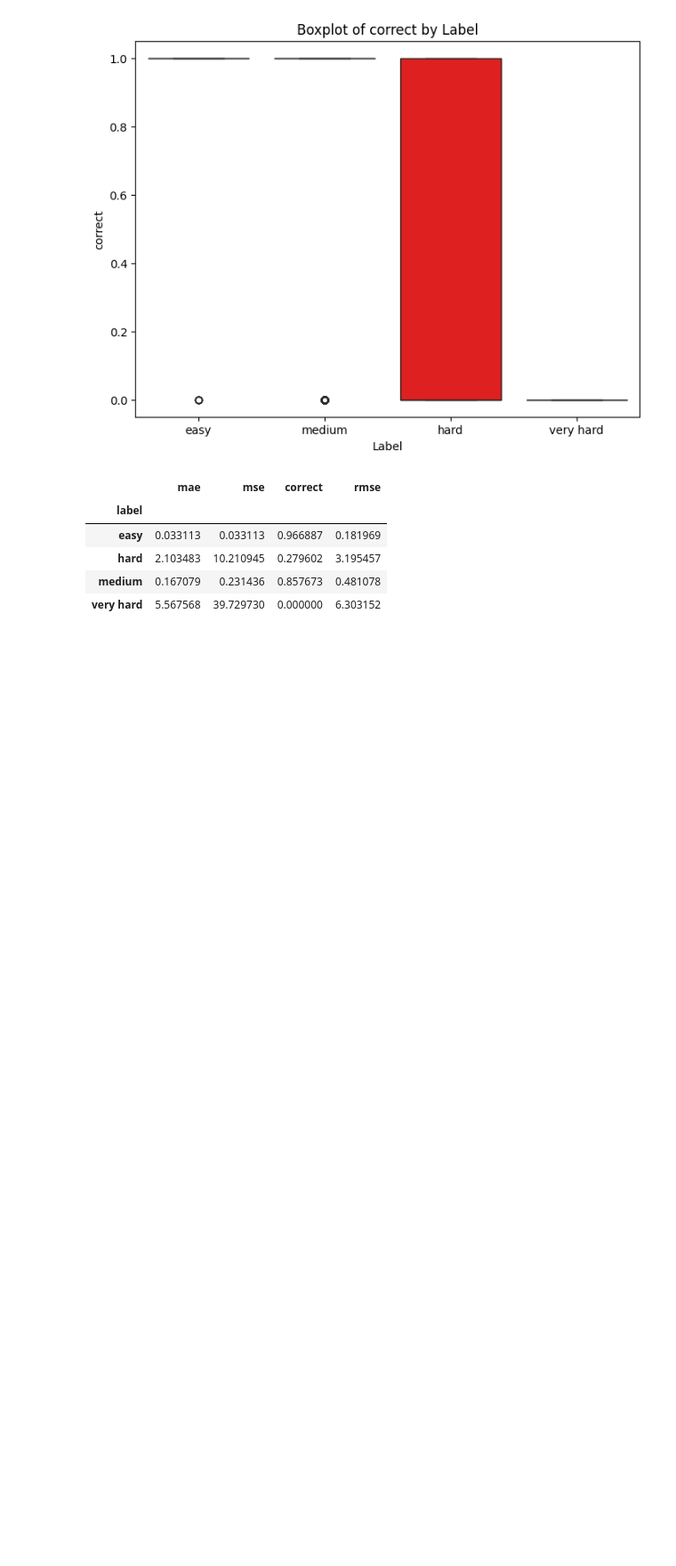
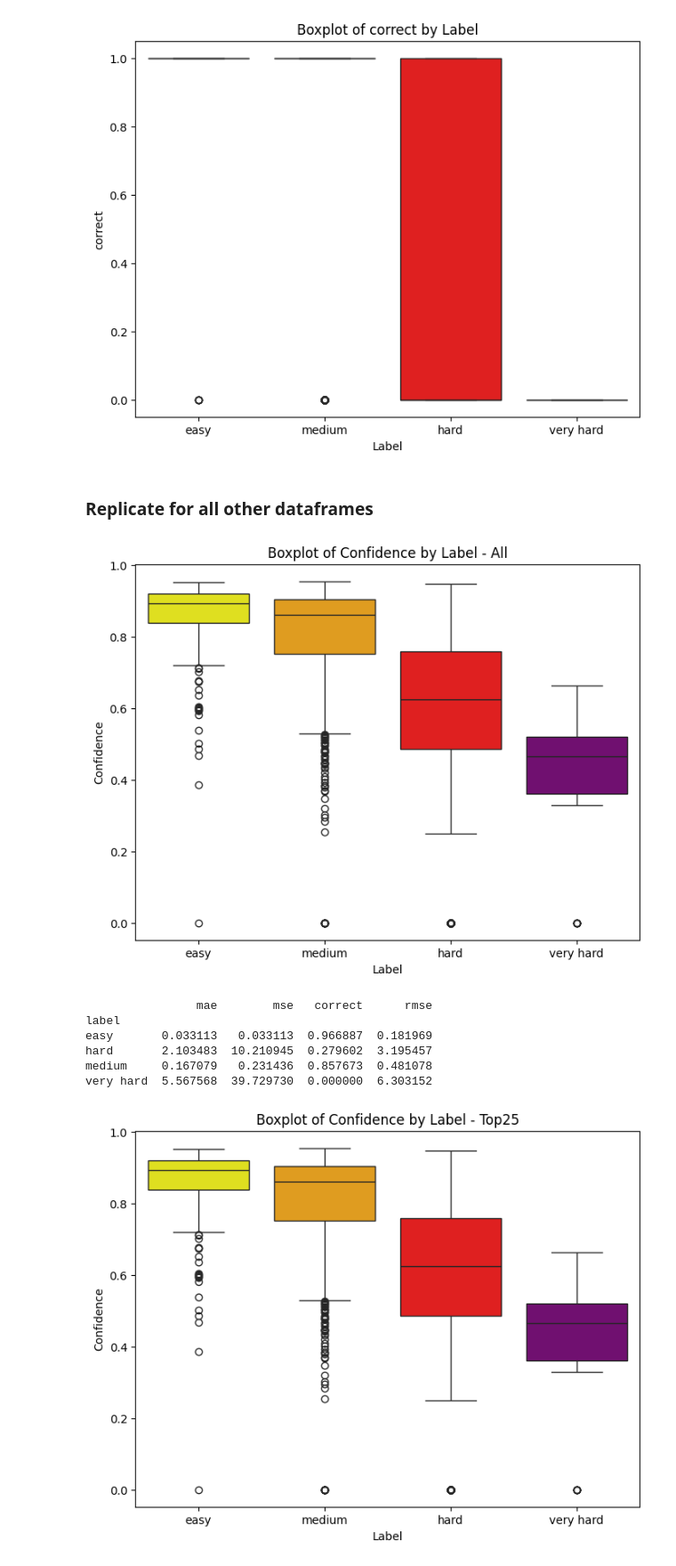
Before and after one commit to federicopaschetta/FemaleObjectificationInMovies, a Jupyter notebook: yolo_analysis.ipynb, the cells around one changed output. Shown at 89% size. Drawn from its saved outputs; the diff is of its cells as text; code cells hidden in the pictures; blank space fills up the shorter version.

Commit message:
displaying boxplots of dataframes

```diff
--- a/yolo_analysis.ipynb
+++ b/yolo_analysis.ipynb
@@ -125,7 +119,7 @@ df_out
 # %% [markdown]
 ### Plotting
 # %%
-def plot_grouped_boxplot(df, feature):
+def plot_grouped_boxplot(df, feature, name=None):
     plt.figure(figsize=(8, 6))
     custom_palette = {
         'easy': 'yellow',
@@ -138,7 +132,10 @@ def plot_grouped_boxplot(df, feature):
 
 
     sns.boxplot(data=df, x='label', y=feature, hue='label', palette=custom_palette, dodge=False, legend=False, order=label_order)
-    plt.title(f"Boxplot of {feature} by Label")
+    if name:
+        plt.title(f"Boxplot of {feature} by Label - {name}")
+    else:
+        plt.title(f"Boxplot of {feature} by Label")
     plt.xlabel("Label")
     plt.ylabel(f"{feature}")
 
@@ -152,20 +149,40 @@ plot_grouped_boxplot(df_out, 'correct')
 # %% [output]
 [figure]
 # %%
-label_grouped = df_out.groupby('label').agg(
-    {
-        'mae': 'mean',
-        'mse': 'mean',
-        'correct': 'mean'
-    }
-)
+def group_df_and_agg_metrics(df):
+    label_grouped = df_out.groupby('label').agg(
+        {
+            'mae': 'mean',
+            'mse': 'mean',
+            'correct': 'mean'
+        }
+    )
 
-label_grouped['rmse'] = np.sqrt(label_grouped['mse'])
-label_grouped
+    label_grouped['rmse'] = np.sqrt(label_grouped['mse'])
+    return label_grouped
-# %% [output]
-|  | mae | mse | correct | rmse |
-| label |  |  |  |  |
-| easy | 0.033113 | 0.033113 | 0.966887 | 0.181969 |
-| hard | 2.103483 | 10.210945 | 0.279602 | 3.195457 |
-| medium | 0.167079 | 0.231436 | 0.857673 | 0.481078 |
-| very hard | 5.567568 | 39.729730 | 0.000000 | 6.303152 |
+# %% [markdown]
+### Replicate for all other dataframes
+# %%
+df_list = []
+for name in df_names:
+    pred_df = pd.read_csv(f'./data/yolo_prediction/{name}.csv')
+    anns_df = pd.read_csv(f'./data/coco_diff/{name}.csv')
+    anns_df = apply_total_dif_labeling(anns_df, 'total_dif')
+    detect_on_threshold(pred_df, 0.5)
+    df = pd.merge(anns_df, pred_df, how='inner', left_on='Img', right_on='Img_ID')
+    df.set_index('Img', inplace=True)
+    df = df[['Confidence', 'label', 'detected', 'num_people']]
+    adding_precision_feature(df)
+    adding_metrics_features(df)
+    df_list.append(df)
+    plot_grouped_boxplot(df_out, 'Confidence', name=name)
+    print(group_df_and_agg_metrics(df))
+# %% [output]
+[figure, added]
+                mae        mse   correct      rmse
+label
+easy       0.033113   0.033113  0.966887  0.181969
+hard       2.103483  10.210945  0.279602  3.195457
+medium     0.167079   0.231436  0.857673  0.481078
+very hard  5.567568  39.729730  0.000000  6.303152
+[figure, added]
```
Also changed, not shown: parts of 2 cells of this notebook.
